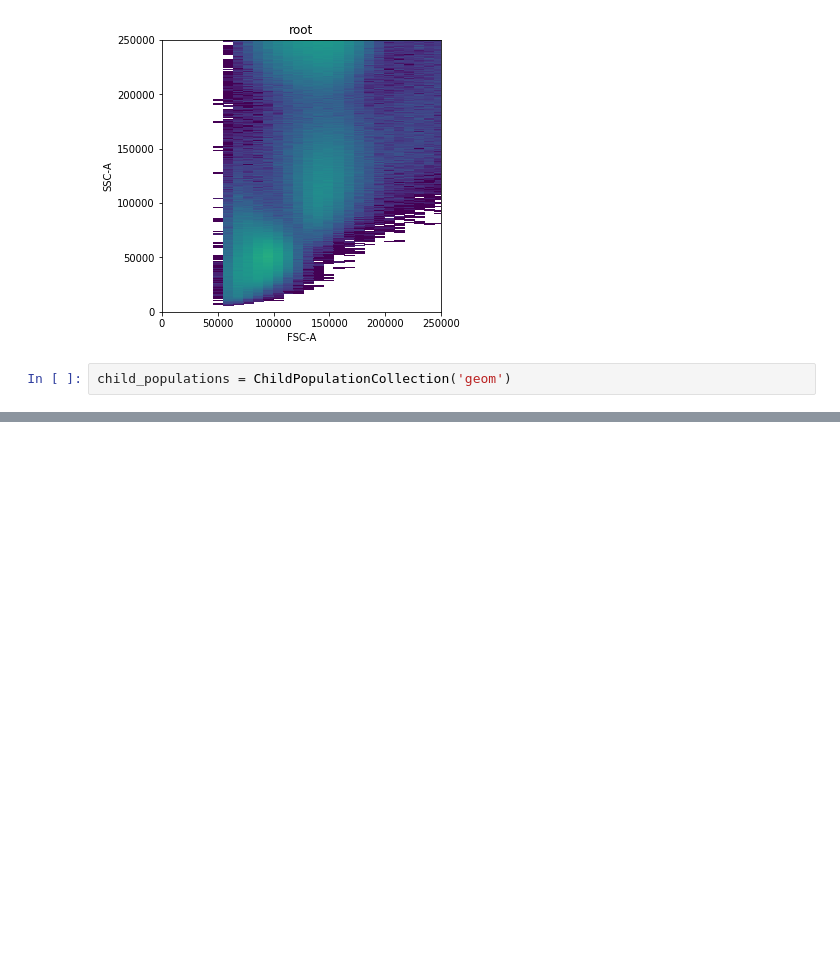
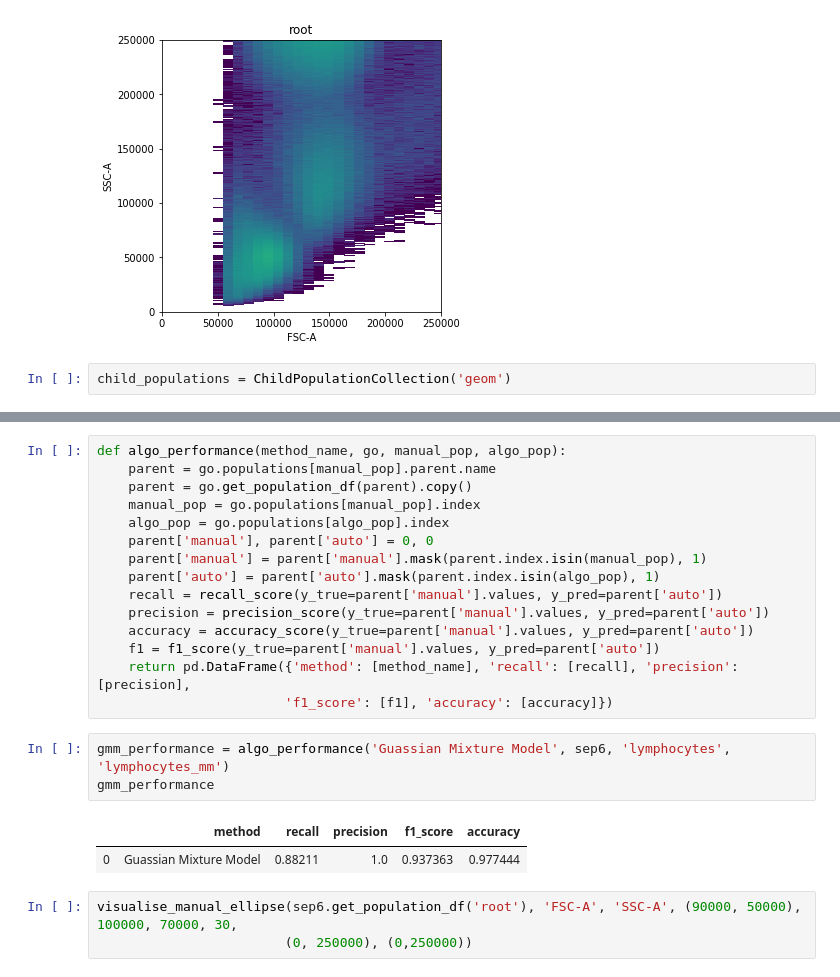
Before and after one commit to burtonrj/CytoPy, a Jupyter notebook: immunova/Notebooks/Testing/Population_Identification_Validation/Lymphocyte Gating.ipynb, the cells around one changed output, grey strips where cells are left out. Drawn from its saved outputs; the diff is of its cells as text; blank space fills up the shorter version.

```diff
--- a/immunova/Notebooks/Testing/Population_Identification_Validation/Lymphocyte Gating.ipynb
+++ b/immunova/Notebooks/Testing/Population_Identification_Validation/Lymphocyte Gating.ipynb
@@ -31,0 +79,24 @@ ValueError: too many values to unpack (expected 2)
+# %%
+def algo_performance(method_name, go, manual_pop, algo_pop):
+    parent = go.populations[manual_pop].parent.name
+    parent = go.get_population_df(parent).copy()
+    manual_pop = go.populations[manual_pop].index
+    algo_pop = go.populations[algo_pop].index
+    parent['manual'], parent['auto'] = 0, 0
+    parent['manual'] = parent['manual'].mask(parent.index.isin(manual_pop), 1)
+    parent['auto'] = parent['auto'].mask(parent.index.isin(algo_pop), 1)
+    recall = recall_score(y_true=parent['manual'].values, y_pred=parent['auto'])
+    precision = precision_score(y_true=parent['manual'].values, y_pred=parent['auto'])
+    accuracy = accuracy_score(y_true=parent['manual'].values, y_pred=parent['auto'])
+    f1 = f1_score(y_true=parent['manual'].values, y_pred=parent['auto'])
+    return pd.DataFrame({'method': [method_name], 'recall': [recall], 'precision': [precision],
+                        'f1_score': [f1], 'accuracy': [accuracy]})
+# %%
+gmm_performance = algo_performance('Guassian Mixture Model', sep6, 'lymphocytes', 'lymphocytes_mm')
+gmm_performance
+# %% [output]
+|  | method | recall | precision | f1_score | accuracy |
+| 0 | Guassian Mixture Model | 0.88211 | 1.0 | 0.937363 | 0.977444 |
+# %%
+visualise_manual_ellipse(sep6.get_population_df('root'), 'FSC-A', 'SSC-A', (90000, 50000), 100000, 70000, 30,
+                        (0, 250000), (0,250000))
```
Also changed, not shown: parts of 12 cells of this notebook, 4 other files.
